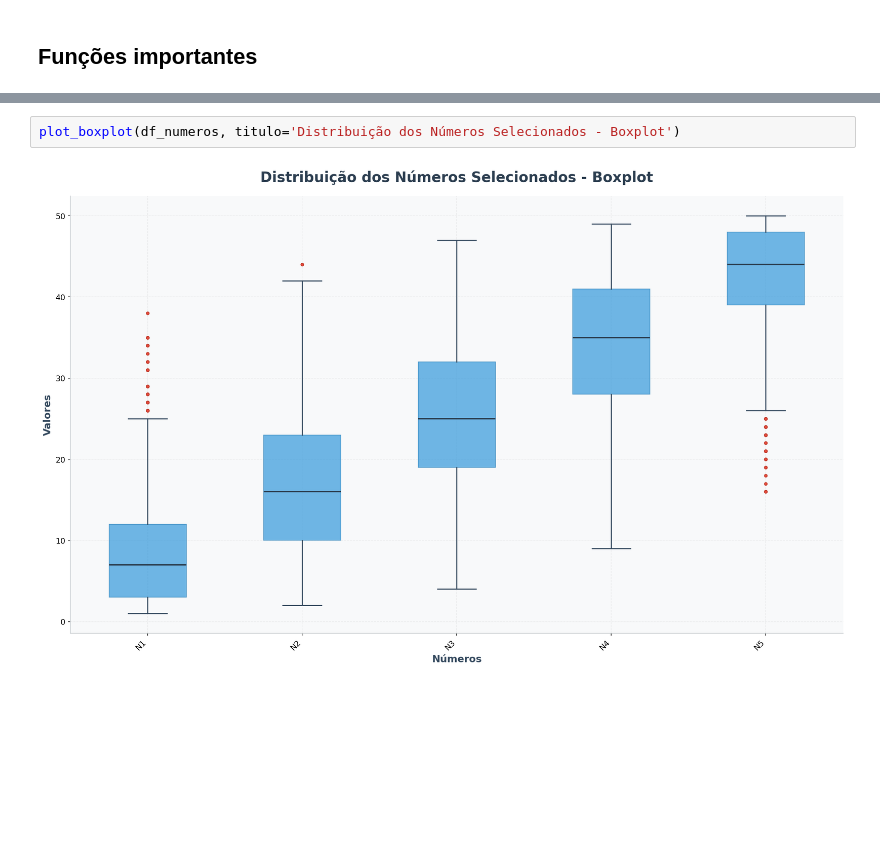
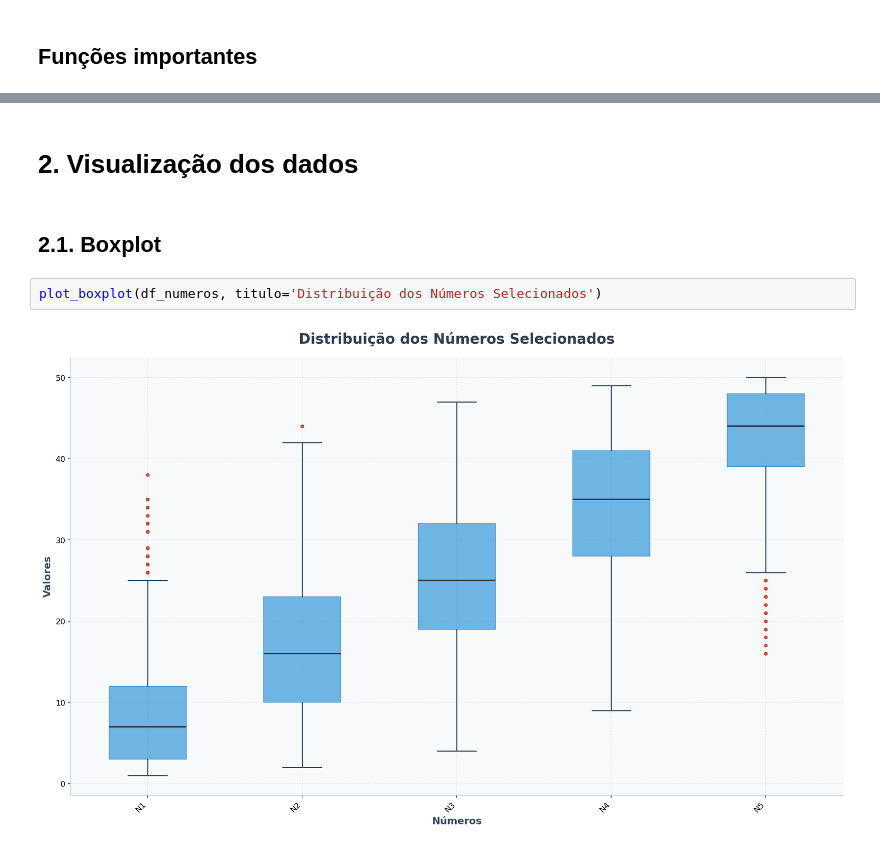
Before and after one commit to Vullkano/EuroMillions, a Jupyter notebook: notebooks/2.data_visualization.ipynb, the cells around one changed output, grey strips where cells are left out. Saved outputs shown, nothing was run; the diff lists cells and outputs as text; blank space fills up the shorter version.

```diff
--- a/notebooks/2.data_visualization.ipynb
+++ b/notebooks/2.data_visualization.ipynb
@@ -60,4 +95,8 @@ df_numeros = df.filter(like="N")
+# %% [markdown]
+# 2. Visualização dos dados
+# %% [markdown]
+## 2.1. Boxplot
 # %%
-plot_boxplot(df_numeros, titulo='Distribuição dos Números Selecionados - Boxplot')
+plot_boxplot(df_numeros, titulo='Distribuição dos Números Selecionados')
 # %% [output]
-[figure, old version]
+[figure, new version]
```
Also changed, not shown: parts of 35 cells of this notebook, 4 other files.
